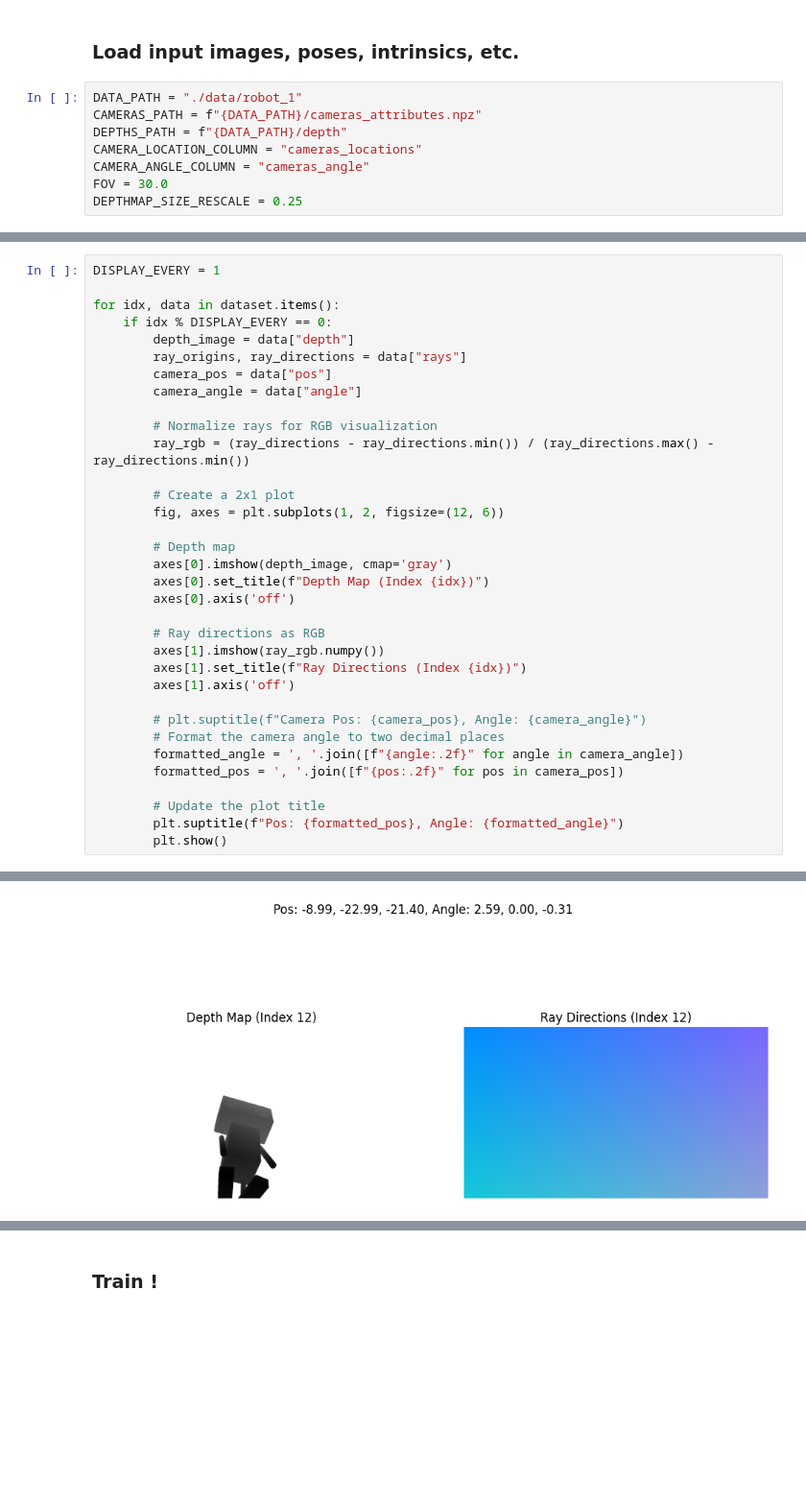
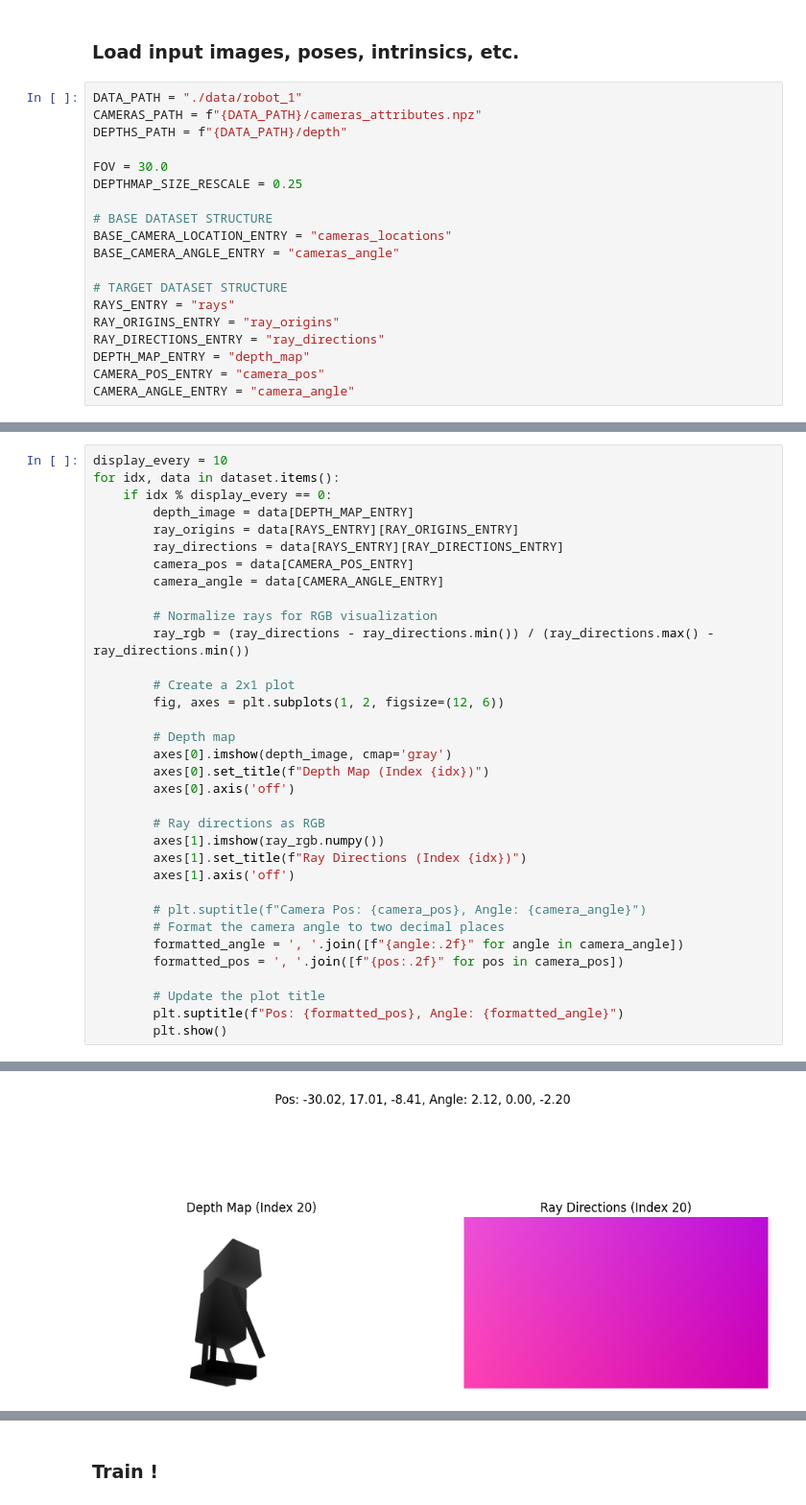
Before and after one commit to X13-A/NeDF, a Jupyter notebook: nedf/nedf.ipynb, the cells around one changed output, grey strips where cells are left out. Shown: that part at 96% size. Cells and saved outputs as stored; diff of their text form; blank space fills up the shorter version.

```diff
--- a/nedf/nedf.ipynb
+++ b/nedf/nedf.ipynb
@@ -160,10 +161,21 @@ Using device: cuda
 DATA_PATH = "./data/robot_1"
 CAMERAS_PATH = f"{DATA_PATH}/cameras_attributes.npz"
 DEPTHS_PATH = f"{DATA_PATH}/depth"
-CAMERA_LOCATION_COLUMN = "cameras_locations"
-CAMERA_ANGLE_COLUMN = "cameras_angle"
+
 FOV = 30.0
 DEPTHMAP_SIZE_RESCALE = 0.25
+
+# BASE DATASET STRUCTURE
+BASE_CAMERA_LOCATION_ENTRY = "cameras_locations"
+BASE_CAMERA_ANGLE_ENTRY = "cameras_angle"
+
+# TARGET DATASET STRUCTURE
+RAYS_ENTRY = "rays"
+RAY_ORIGINS_ENTRY = "ray_origins"
+RAY_DIRECTIONS_ENTRY = "ray_directions"
+DEPTH_MAP_ENTRY = "depth_map"
+CAMERA_POS_ENTRY = "camera_pos"
+CAMERA_ANGLE_ENTRY = "camera_angle"
 # %%
 # Load camera transforms
 cameras = np.load(CAMERAS_PATH)
@@ -226,38 +245,38 @@ Done!
 # %%
-DISPLAY_EVERY = 1
-
+display_every = 10
 for idx, data in dataset.items():
-    if idx % DISPLAY_EVERY == 0:
-        depth_image = data["depth"]
-        ray_origins, ray_directions = data["rays"]
-        camera_pos = data["pos"]
-        camera_angle = data["angle"]
+    if idx % display_every == 0:
+        depth_image = data[DEPTH_MAP_ENTRY]
+        ray_origins = data[RAYS_ENTRY][RAY_ORIGINS_ENTRY]
+        ray_directions = data[RAYS_ENTRY][RAY_DIRECTIONS_ENTRY]
+        camera_pos = data[CAMERA_POS_ENTRY]
+        camera_angle = data[CAMERA_ANGLE_ENTRY]
 
         # Normalize rays for RGB visualization
         ray_rgb = (ray_directions - ray_directions.min()) / (ray_directions.max() - ray_directions.min())
 
         # Create a 2x1 plot
         fig, axes = plt.subplots(1, 2, figsize=(12, 6))
 
         # Depth map
         axes[0].imshow(depth_image, cmap='gray')
         axes[0].set_title(f"Depth Map (Index {idx})")
         axes[0].axis('off')
 
         # Ray directions as RGB
         axes[1].imshow(ray_rgb.numpy())
         axes[1].set_title(f"Ray Directions (Index {idx})")
         axes[1].axis('off')
 
         # plt.suptitle(f"Camera Pos: {camera_pos}, Angle: {camera_angle}")
         # Format the camera angle to two decimal places
         formatted_angle = ', '.join([f"{angle:.2f}" for angle in camera_angle])
         formatted_pos = ', '.join([f"{pos:.2f}" for pos in camera_pos])
 
         # Update the plot title
         plt.suptitle(f"Pos: {formatted_pos}, Angle: {formatted_angle}")
         plt.show()
 # %% [output]
 [figure]
 [figure]
-[figure, old version]
+[figure, new version]
```
Also changed, not shown: parts of 5 cells of this notebook.
